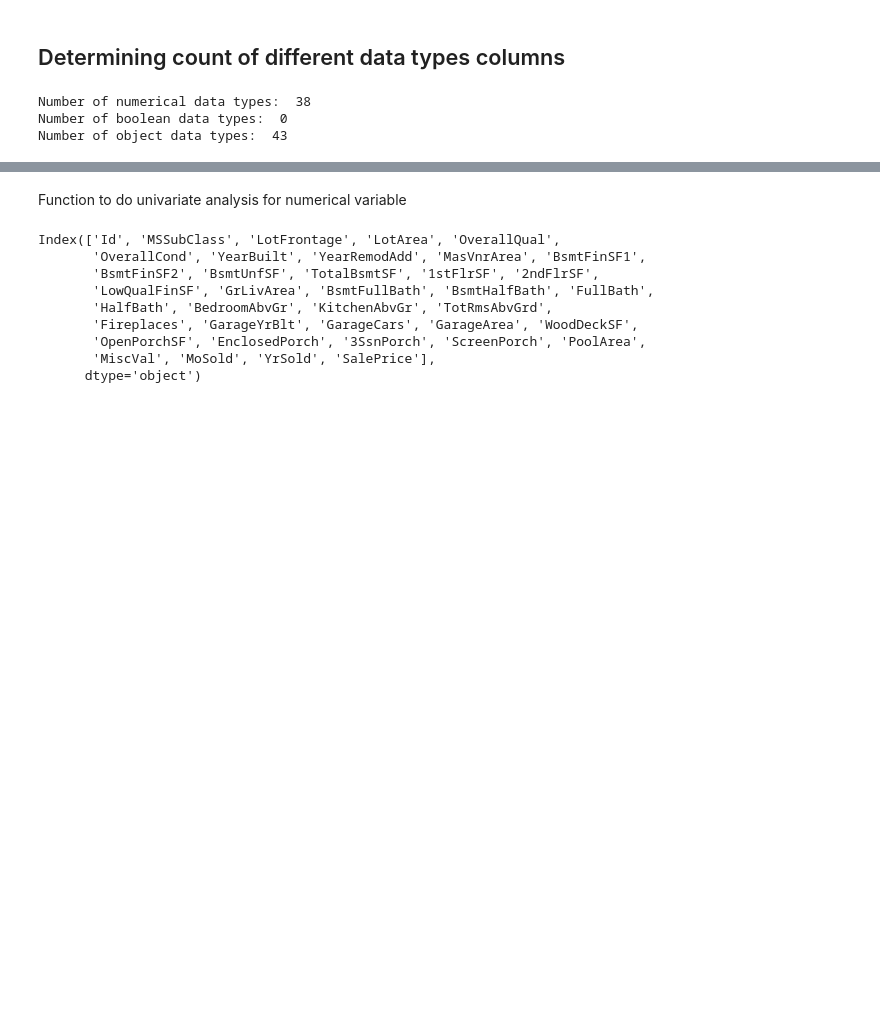
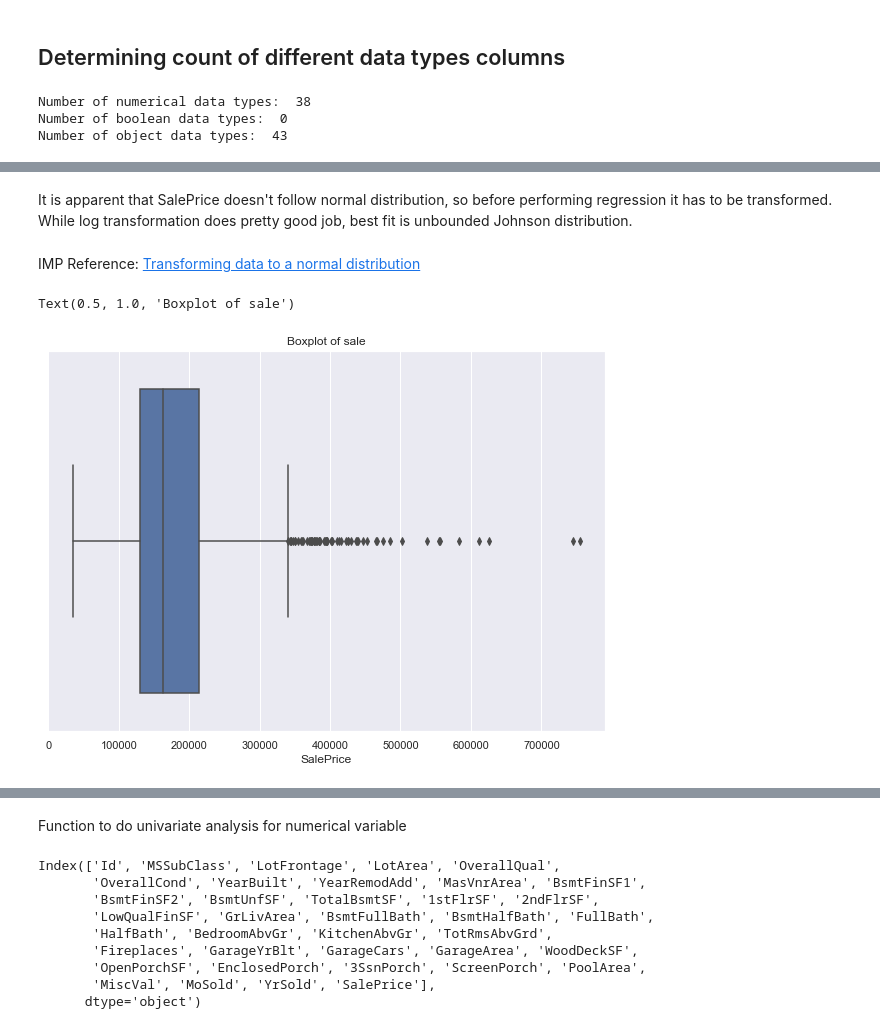
Before and after one commit to jeswingeorge/Kaggle-House-Prices-Prediction, a Jupyter notebook: 1.variable_id_univariate_analysis_new.ipynb, the cells around one changed output, grey strips where cells are left out. Saved outputs shown, nothing was run; the diff lists cells and outputs as text; code cells hidden in the pictures; blank space fills up the shorter version.

```diff
--- a/1.variable_id_univariate_analysis_new.ipynb
+++ b/1.variable_id_univariate_analysis_new.ipynb
@@ -71,0 +95,11 @@ Function to find the skewness and kurtosis
+# %% [markdown]
+It is apparent that SalePrice doesn't follow normal distribution, so before performing regression it has to be transformed. While log transformation does pretty good job, best fit is unbounded Johnson distribution.
+# %% [markdown]
+IMP Reference: [Transforming data to a normal distribution](https://www.sigmamagic.com/blogs/how-do-i-transform-data-to-normal-distribution/)
+# %%
+plt.figure(figsize = (10,7));
+sns.boxplot(train['SalePrice']);
+plt.title('Boxplot of sale');
+# %% [output]
+Text(0.5, 1.0, 'Boxplot of sale')
+[figure, added]
```
Also changed, not shown: parts of 15 cells of this notebook, 5 other files.
